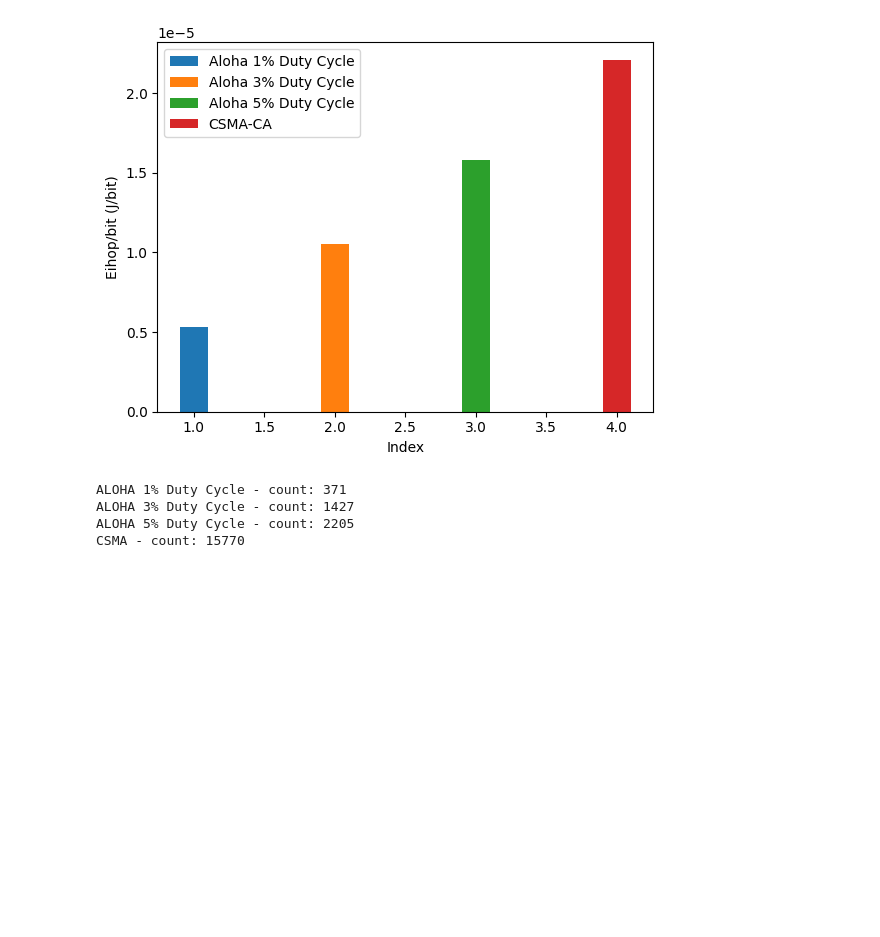
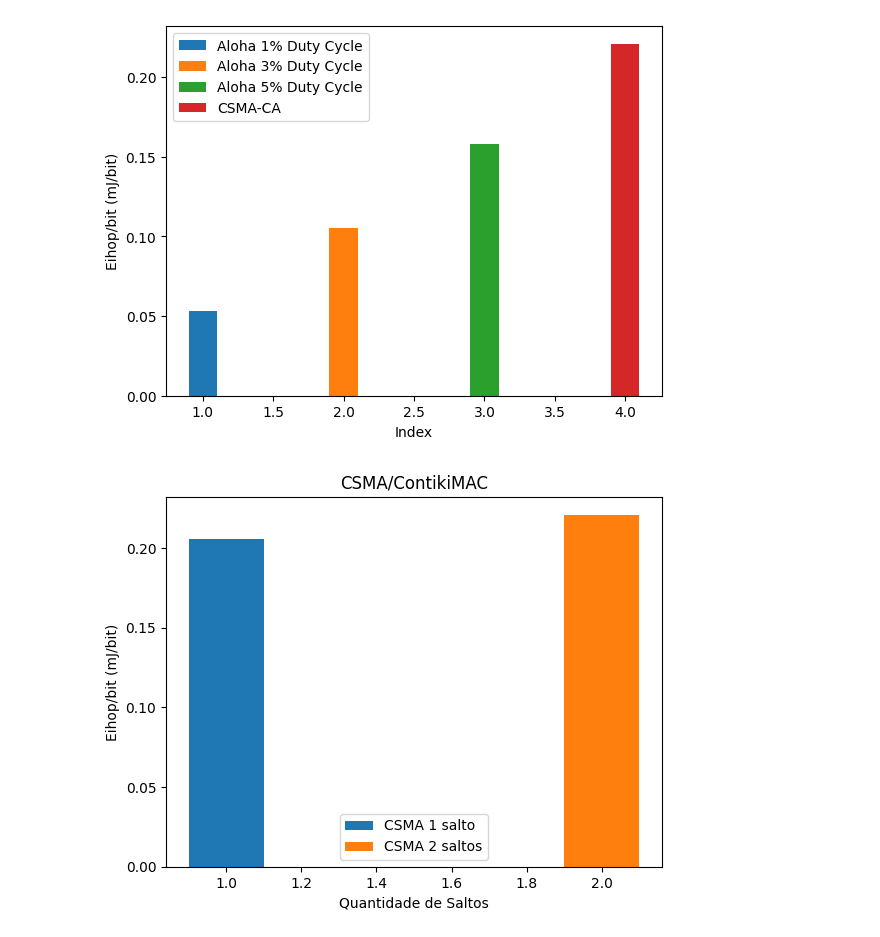
Before and after one commit to KilnerJhow/contiki-aloha, a Jupyter notebook: tcc/confidence_interval.ipynb, the cells around one changed output. Cells and saved outputs as stored; diff of their text form; code cells hidden in the pictures; blank space fills up the shorter version.

```diff
--- a/tcc/confidence_interval.ipynb
+++ b/tcc/confidence_interval.ipynb
@@ -190,19 +190,28 @@ plt.legend()
 
 # Adicionar rótulos para os eixos
 plt.xlabel('Index')
-plt.ylabel('Eihop/bit (J/bit)')
+plt.ylabel(f'Eihop/bit ({energy_unit}/bit)')
 
 # Mostrar o gráfico
 plt.show()
 # %% [output]
-[figure, old version]
+[figure, new version]
-# %%
-print('ALOHA 1% Duty Cycle - count: ' + str(len(aloha_rdc_final_dfs['1'])))
-print('ALOHA 3% Duty Cycle - count: ' + str(len(aloha_rdc_final_dfs['3'])))
-print('ALOHA 5% Duty Cycle - count: ' + str(len(aloha_rdc_final_dfs['5'])))
-print('CSMA - count: ' + str(len(csma_df_final)))
-# %% [output]
-ALOHA 1% Duty Cycle - count: 371
-ALOHA 3% Duty Cycle - count: 1427
-ALOHA 5% Duty Cycle - count: 2205
-CSMA - count: 15770
+# %%
+#CSMA
+csma_1_hop = csma_df_final[csma_df_final['hops'] == 1]
+csma_2_hop = csma_df_final[csma_df_final['hops'] == 2]
+
+plot_energy_per_bit(1, csma_1_hop['Eihop/bit'], 'CSMA 1 salto')
+plot_energy_per_bit(2, csma_2_hop['Eihop/bit'], 'CSMA 2 saltos')
+
+plt.legend()
+
+plt.title('CSMA/ContikiMAC')
+# Adicionar rótulos para os eixos
+plt.xlabel('Quantidade de Saltos')
+plt.ylabel(f'Eihop/bit ({energy_unit}/bit)')
+
+# Mostrar o gráfico
+plt.show()
+# %% [output]
+[figure, added]
```
Also changed, not shown: parts of 9 cells of this notebook.
